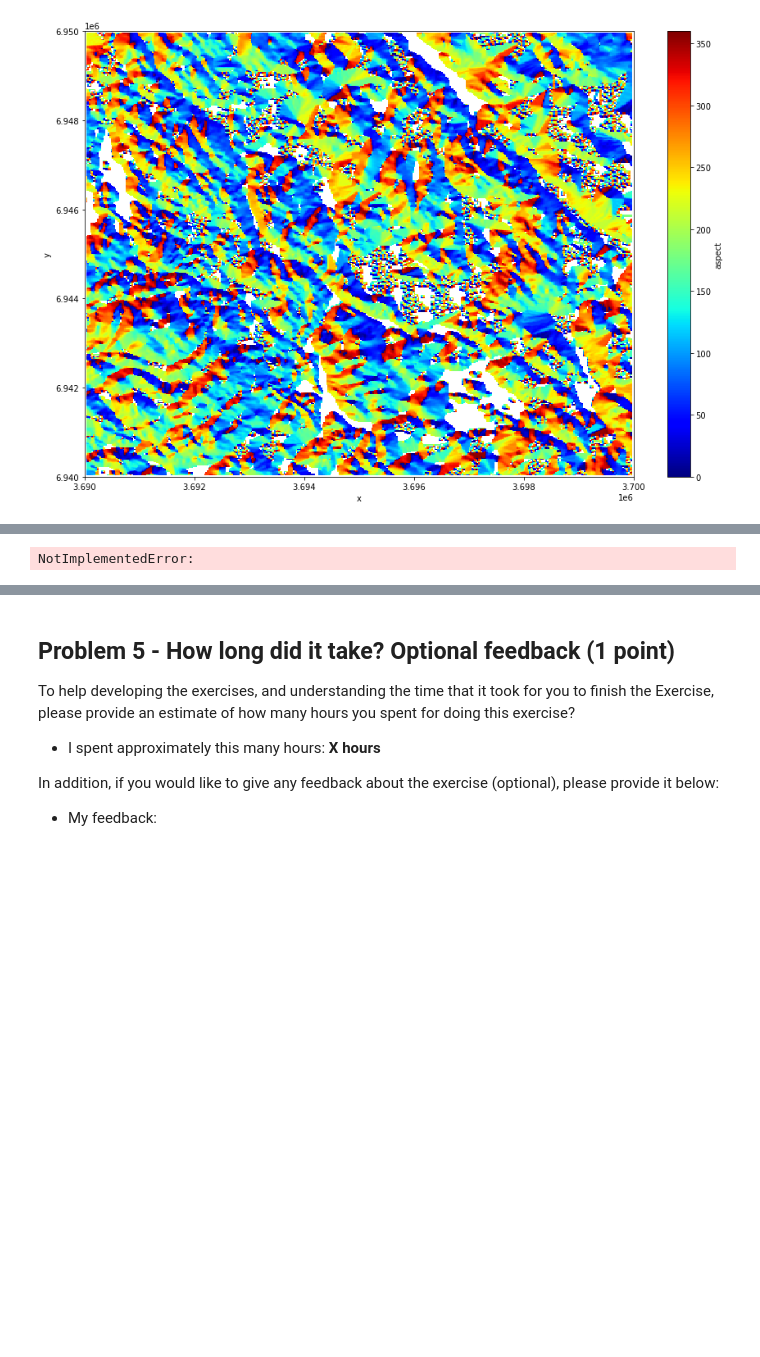
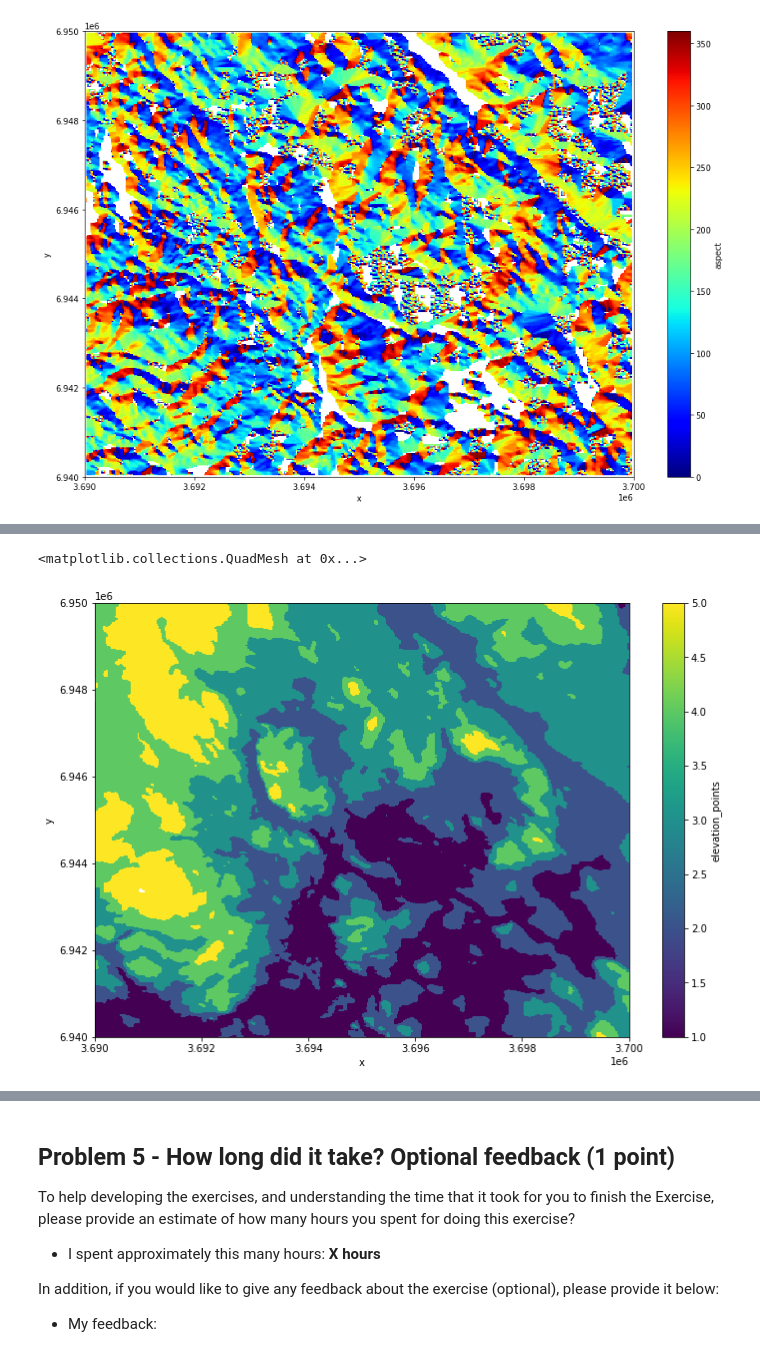
Before and after one commit to Spatial-Analytics-2021/exercise-4-laripernu, a Jupyter notebook: Exercise-4.ipynb, the cells around one changed output, grey strips where cells are left out. Cells and saved outputs as stored; diff of their text form; code cells hidden in the pictures; blank space fills up the shorter version.

```diff
--- a/Exercise-4.ipynb
+++ b/Exercise-4.ipynb
@@ -284,14 +284,26 @@ In order to combine data from several layers for analysis, you should scale the
 # %%
 # Take 20 % sample to reduce the time it takes to classify
 percentage = 0.2
 
 # The sample size
 n = int(round(int(data["elevation"].count()) * percentage, 0))
 
 # YOUR CODE HERE
-raise NotImplementedError()
+
+# Number of classes
+k = 5
+
+# Classify the elevation values by using a classifier called .natural_breaks()
+data["elevation_points"] = xs.natural_breaks(agg=data["elevation"], num_sample=n, name="elevation_points", k=k)
+
+# Modify the "elevation_points" attribute by adding a number 1 to the result (i.e. 0 becomes 1, 1 becomes 2, etc.).
+data["elevation_points"] = data["elevation_points"] + 1
+
+# Plot the result (i.e. elevation_points) using the .plot() -function.
+data["elevation_points"].plot(size=8)
 # %% [output]
-NotImplementedError:
+<matplotlib.collections.QuadMesh at 0x...>
+[figure, added]
 # %% [markdown]
 ### Step 3.2 - Classify the slope using Natural Breaks + modify the values with own criteria
 
```
